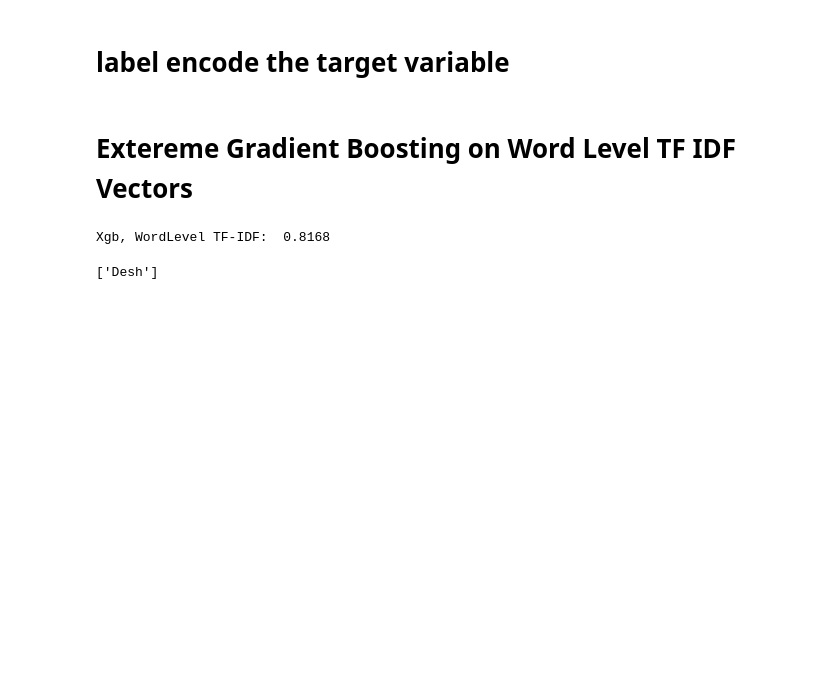
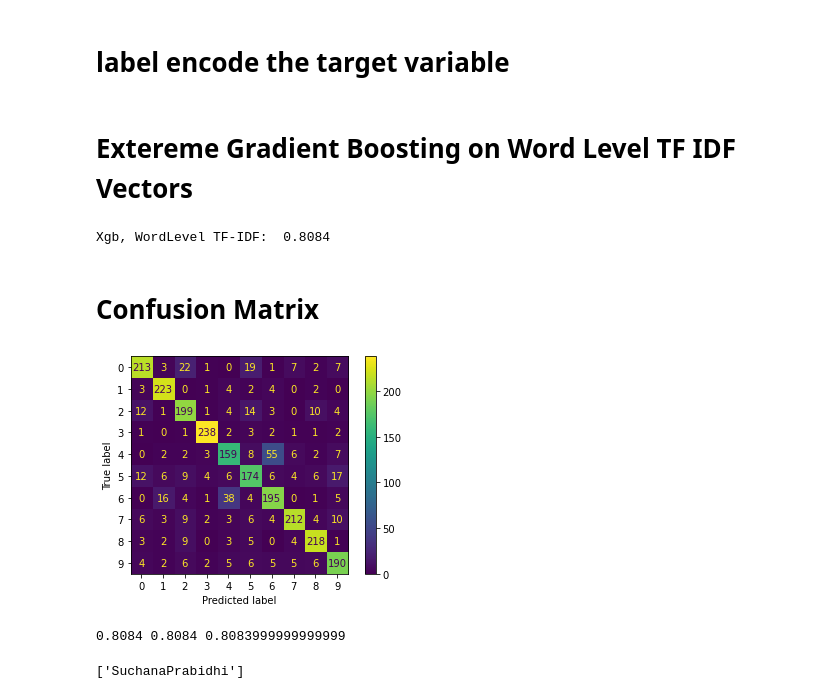
Before and after one commit to Anish204711/NewsClassification, a Jupyter notebook: TF-IDF_Naive-Bayes.ipynb, the cells around one changed output. Saved outputs shown, nothing was run; the diff lists cells and outputs as text; code cells hidden in the pictures; blank space fills up the shorter version.

```diff
--- a/TF-IDF_Naive-Bayes.ipynb
+++ b/TF-IDF_Naive-Bayes.ipynb
@@ -88,14 +108,31 @@ valid_y = encoder.fit_transform(valid_y)
 # Extereme Gradient Boosting on Word Level TF IDF Vectors
 # %%
 
-accuracy,model = train_model(xgboost.XGBClassifier(), xtrain_tfidf.tocsc(), train_y, xvalid_tfidf.tocsc())
+accuracy,model,pred,hist = train_model(xgboost.XGBClassifier(), xtrain_tfidf.tocsc(), train_y, xvalid_tfidf.tocsc())
 print ("Xgb, WordLevel TF-IDF: ", accuracy)
 # %% [output]
-Xgb, WordLevel TF-IDF:  0.8168
+Xgb, WordLevel TF-IDF:  0.8084
-# %%
-test=['२ पुस, काठमाडौं । ललितपुर महानगरपालिकाले स्वास्थ्य बीमा कार्यक्रम सुरु गरेको छ ।महानगरको १०५ औं स्थापना दिवसको अवसरमा सोमबार प्रधानमन्त्री पुष्पकमल दाहाल प्रचण्डले अपा‌ंगता भएका रवि श्रेष्ठ र अपेक्षा तिमल्सिनालाई स्वास्थ्य बीमाको विद्युतीय कार्ड हस्तान्तरण गरेर कार्यक्रम सुरु गरेका हुन् ।']
-test=tfidf_vect.transform(test)
-result=model.predict(test)
-print(encoder.inverse_transform(result))
-# %% [output]
-['Desh']
+# %% [markdown]
+# Confusion Matrix
+# %%
+cm = confusion_matrix(valid_y, pred)
+cm_display = metrics.ConfusionMatrixDisplay(confusion_matrix = cm)
+
+cm_display.plot()
+plt.show()
+# %% [output]
+[figure, added]
+# %%
+Precision = metrics.precision_score(valid_y, pred, pos_label='positive',average='micro')
+Sensitivity_recall = metrics.recall_score(valid_y, pred, pos_label='positive',average='micro')
+F1_score = metrics.f1_score(valid_y, pred, pos_label='positive',average='micro')
+print(Precision,Sensitivity_recall,F1_score)
+# %% [output]
+0.8084 0.8084 0.8083999999999999
+# %%
+test=['काठमाडौं । अमेरिकामै ‘बेबी प्लान’ गर्ने अभिनेत्री रेखा थापाको योजनालाई लिएर सामाजिक सञ्जाल विभाजित देखिएको छ । सामाजिक सञ्जाल प्रयोगकर्ताहरुले उनको पक्ष-विपक्षमा मत राखिरहेका छन् ।रेखा थापा जस्तो ठूलो सेलिब्रिटीले यस्तो निर्णय गर्दा समाजमा गलत सन्देश जाने आलोचकको तर्क छ । तर रेखा थापा व्यक्ति पनि भएको र उनको निजी अधिकारलाई सम्मान गर्नुपर्ने कतिपयको मत छ ।']
+test=tfidf_vect.transform(test)
+result=model.predict(test)
+print(encoder.inverse_transform(result))
+# %% [output]
+['SuchanaPrabidhi']
```
Also changed, not shown: parts of 6 cells of this notebook.
